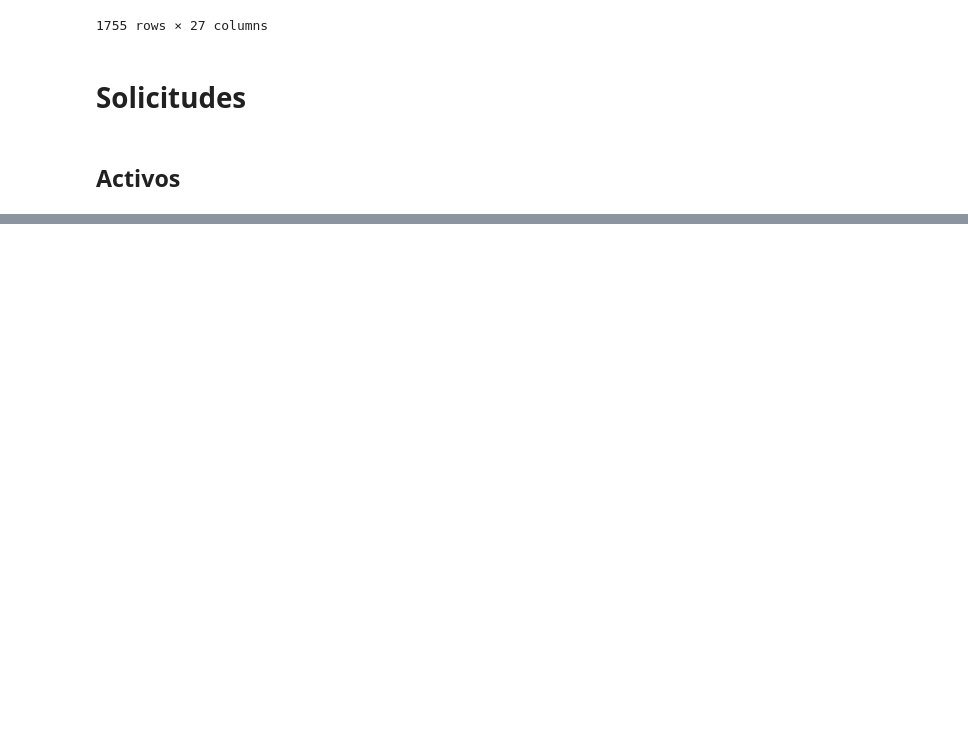
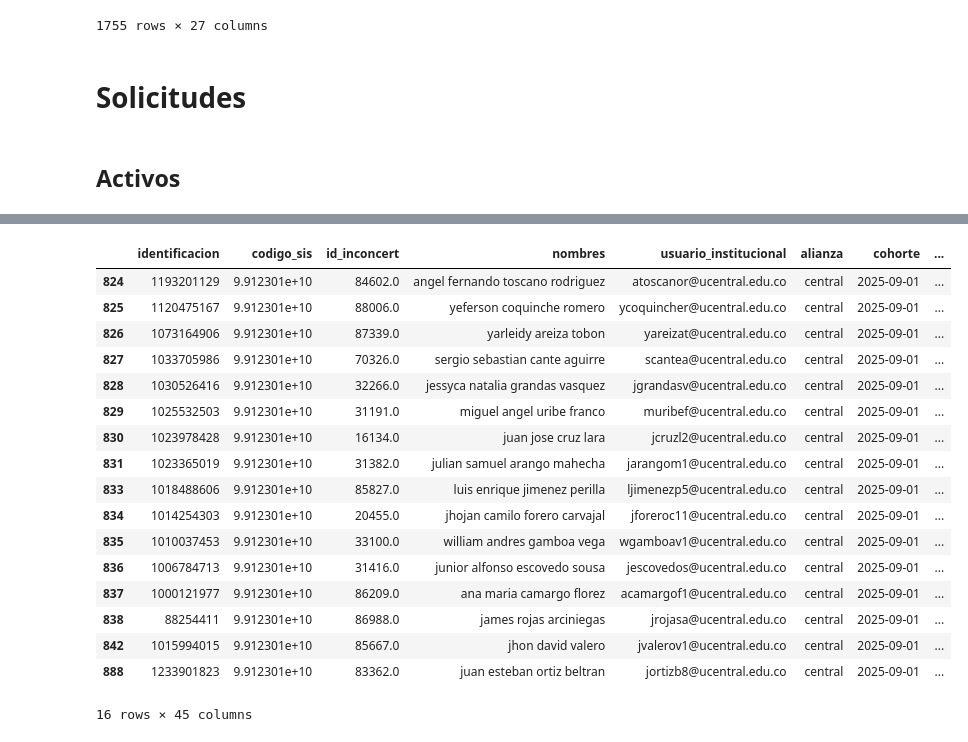
Before and after one commit to juanjimenez-design/central_perm_flow, a Jupyter notebook: notebooks/nb_calac_activos_baj_grad.ipynb, the cells around one changed output, grey strips where cells are left out. Cells and saved outputs as stored; diff of their text form; code cells hidden in the pictures; blank space fills up the shorter version.

Commit message:
Notebook: nb__calca_activos_bajgrad

```diff
--- a/notebooks/nb_calac_activos_baj_grad.ipynb
+++ b/notebooks/nb_calac_activos_baj_grad.ipynb
@@ -469,0 +483,6 @@ central_activos_calendario_pregrado_comunicaciones.shape
+# %%
+mask_cohorte = central_activos_calendario['cohorte'] == pd.to_datetime('2025-09-01')
+mask_programa = central_activos_calendario['programa'] == 'ingenieria de sistemas y computacion'
+# %%
+central_activos_calendario[mask_cohorte & mask_programa]
+# %% [output]
@@ -469,0 +490,18 @@ central_activos_calendario_pregrado_comunicaciones.shape
+|  | identificacion | codigo_sis | id_inconcert | nombres | usuario_institucional | alianza | cohorte | ... |
+| 824 | 1193201129 | 9.912301e+10 | 84602.0 | angel fernando toscano rodriguez | atoscanor@ucentral.edu.co | central | 2025-09-01 | ... |
+| 825 | 1120475167 | 9.912301e+10 | 88006.0 | yeferson coquinche romero | ycoquincher@ucentral.edu.co | central | 2025-09-01 | ... |
+| 826 | 1073164906 | 9.912301e+10 | 87339.0 | yarleidy areiza tobon | yareizat@ucentral.edu.co | central | 2025-09-01 | ... |
+| 827 | 1033705986 | 9.912301e+10 | 70326.0 | sergio sebastian cante aguirre | scantea@ucentral.edu.co | central | 2025-09-01 | ... |
+| 828 | 1030526416 | 9.912301e+10 | 32266.0 | jessyca natalia grandas vasquez | jgrandasv@ucentral.edu.co | central | 2025-09-01 | ... |
+| 829 | 1025532503 | 9.912301e+10 | 31191.0 | miguel angel uribe franco | muribef@ucentral.edu.co | central | 2025-09-01 | ... |
+| 830 | 1023978428 | 9.912301e+10 | 16134.0 | juan jose cruz lara | jcruzl2@ucentral.edu.co | central | 2025-09-01 | ... |
+| 831 | 1023365019 | 9.912301e+10 | 31382.0 | julian samuel arango mahecha | jarangom1@ucentral.edu.co | central | 2025-09-01 | ... |
+| 833 | 1018488606 | 9.912301e+10 | 85827.0 | luis enrique jimenez perilla | ljimenezp5@ucentral.edu.co | central | 2025-09-01 | ... |
+| 834 | 1014254303 | 9.912301e+10 | 20455.0 | jhojan camilo forero carvajal | jforeroc11@ucentral.edu.co | central | 2025-09-01 | ... |
+| 835 | 1010037453 | 9.912301e+10 | 33100.0 | william andres gamboa vega | wgamboav1@ucentral.edu.co | central | 2025-09-01 | ... |
+| 836 | 1006784713 | 9.912301e+10 | 31416.0 | junior alfonso escovedo sousa | jescovedos@ucentral.edu.co | central | 2025-09-01 | ... |
+| 837 | 1000121977 | 9.912301e+10 | 86209.0 | ana maria camargo florez | acamargof1@ucentral.edu.co | central | 2025-09-01 | ... |
+| 838 | 88254411 | 9.912301e+10 | 86988.0 | james rojas arciniegas | jrojasa@ucentral.edu.co | central | 2025-09-01 | ... |
+| 842 | 1015994015 | 9.912301e+10 | 85667.0 | jhon david valero | jvalerov1@ucentral.edu.co | central | 2025-09-01 | ... |
+| 888 | 1233901823 | 9.912301e+10 | 83362.0 | juan esteban ortiz beltran | jortizb8@ucentral.edu.co | central | 2025-09-01 | ... |
+16 rows × 45 columns
```
Also changed, not shown: parts of 21 cells of this notebook.
